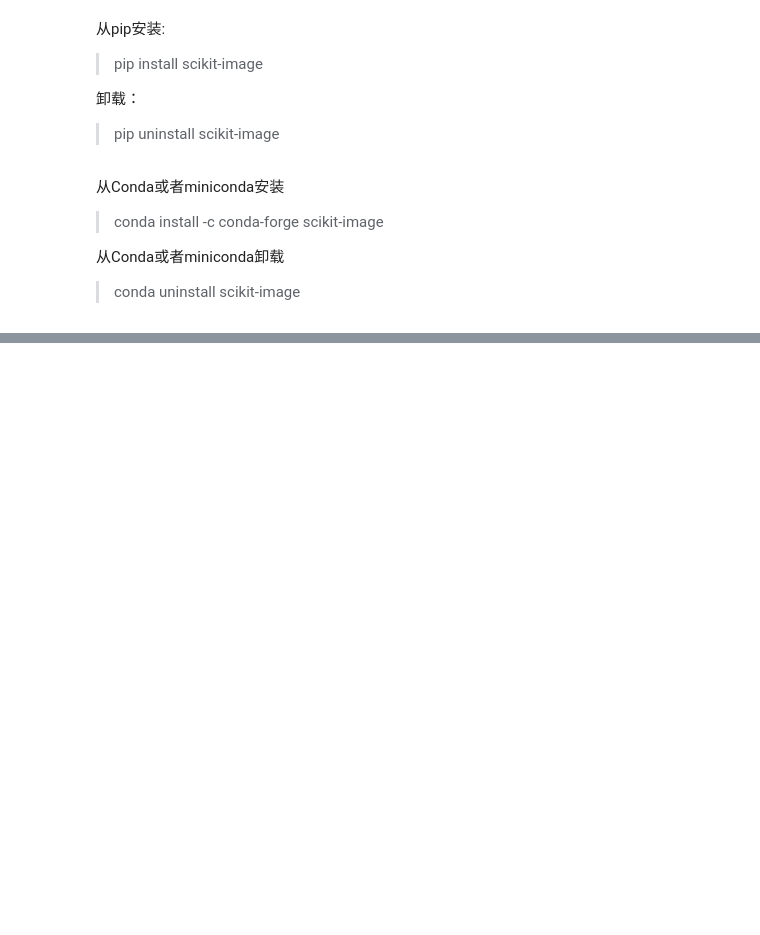
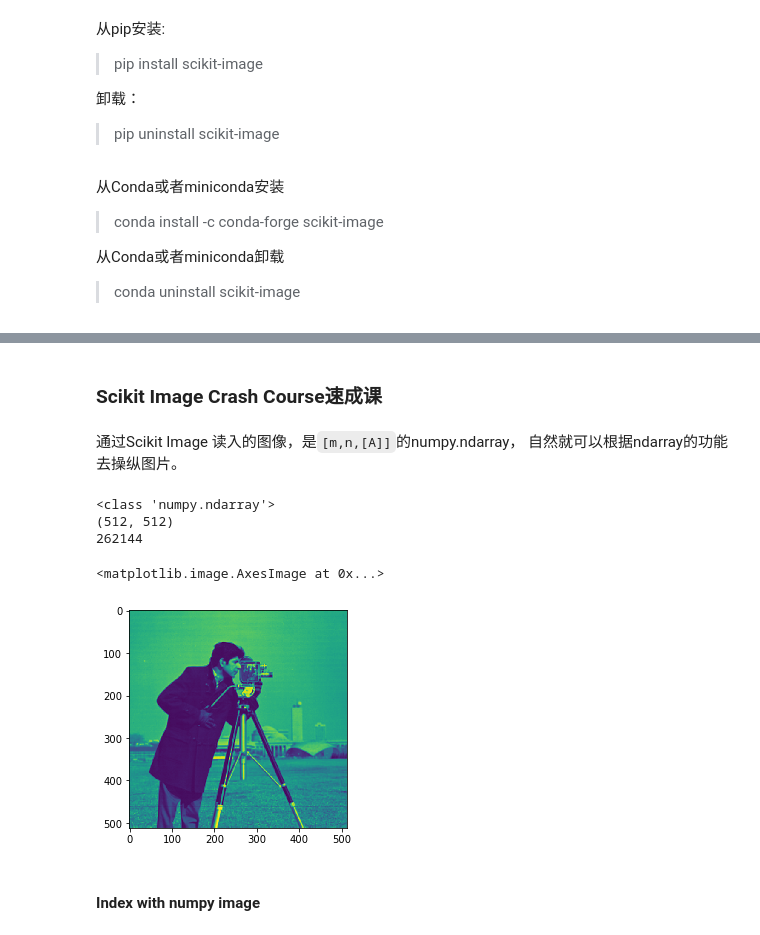
Before and after one commit to leichong2019/BinderOne, a Jupyter notebook: 02_Python_Image_Process/01 Python中的图像处理工具 (scikit Image).ipynb, the cells around one changed output, grey strips where cells are left out. Saved outputs shown, nothing was run; the diff lists cells and outputs as text; code cells hidden in the pictures; blank space fills up the shorter version.

```diff
--- a/02_Python_Image_Process/01 Python中的图像处理工具 (scikit Image).ipynb
+++ b/02_Python_Image_Process/01 Python中的图像处理工具 (scikit Image).ipynb
@@ -45,0 +116,18 @@ ModuleNotFoundError: No module named 'skimage'
+# %% [markdown]
+### Scikit Image Crash Course速成课
+# %% [markdown]
+通过Scikit Image 读入的图像，是`[m,n,[A]]`的numpy.ndarray， 自然就可以根据ndarray的功能去操纵图片。
+# %%
+camera = data.camera()
+print(type(camera))
+print(camera.shape)
+print(camera.size)
+plt.imshow(camera)
+# %% [output]
+<class 'numpy.ndarray'>
+(512, 512)
+262144
+<matplotlib.image.AxesImage at 0x...>
+[figure, added]
+# %% [markdown]
+#### Index with numpy image
```
Also changed, not shown: parts of 29 cells of this notebook.
